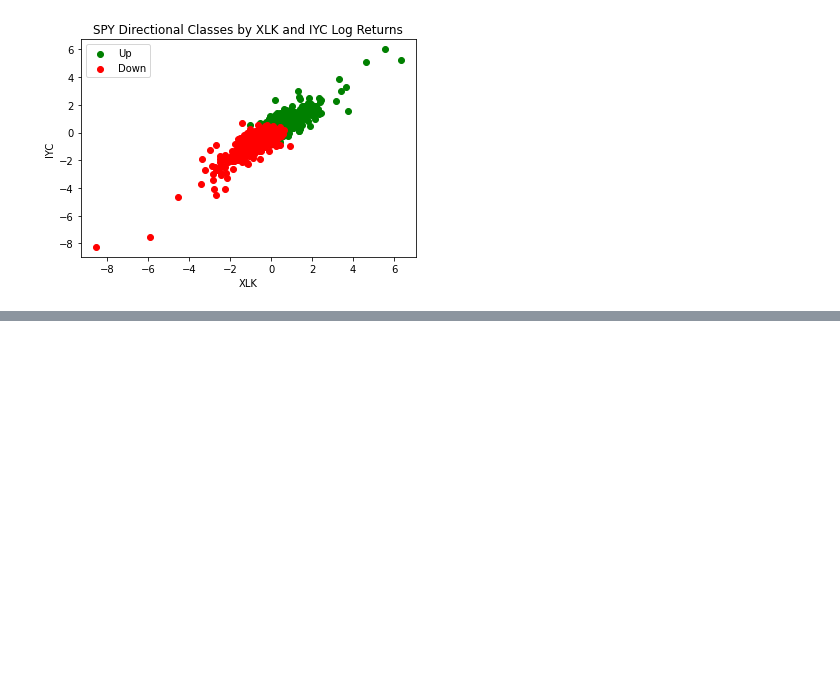
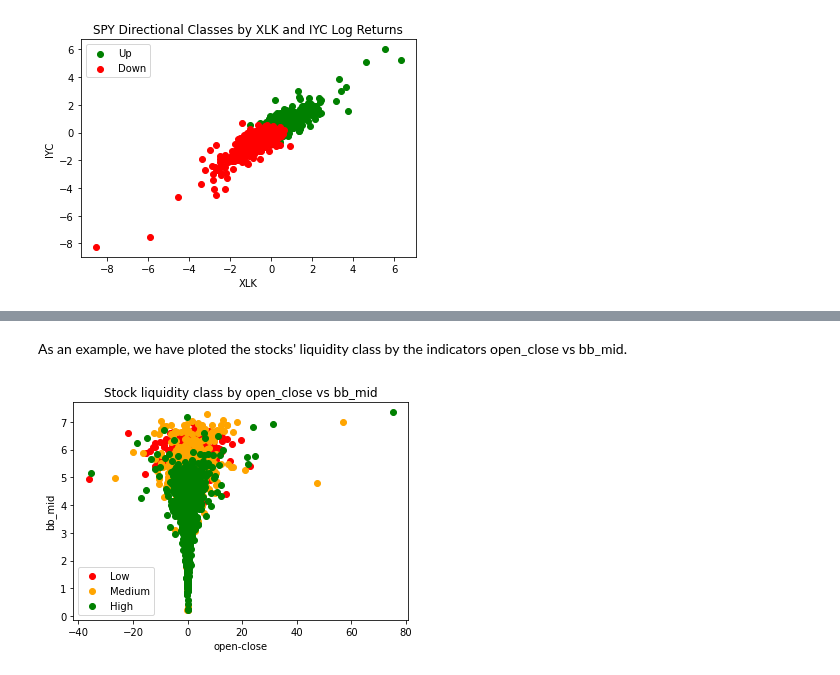
Before and after one commit to lykjohn/UChicago-Summer-Session-2022, a Jupyter notebook: Week4/Week 4 Lecture Source Code.ipynb, the cells around one changed output, grey strips where cells are left out. Cells and saved outputs as stored; diff of their text form; code cells hidden in the pictures; blank space fills up the shorter version.

```diff
--- a/Week4/Week 4 Lecture Source Code.ipynb
+++ b/Week4/Week 4 Lecture Source Code.ipynb
@@ -77,0 +126,3 @@ From the scatter plot, besides a fairly strong linear relationship, we can see t
+# %%
+DATA2 = pd.read_csv('trading_factors_data.csv')
+DATA2.info()
@@ -77,0 +147,28 @@ From the scatter plot, besides a fairly strong linear relationship, we can see t
+# %%
+# categorizing volumes into 3 liquidity classes
+multiInterval = [0, DATA2.volume.quantile(.25), DATA2.volume.quantile(.75), DATA2.volume.max()]
+multiLabels   = ['Low','Medium','High']
+DATA2['liquidity'] = pd.cut(DATA2.volume, bins = multiInterval, labels=multiLabels)
+# %% [markdown]
+As an example, we have ploted the stocks' liquidity class by the indicators open_close vs bb_mid.
+# %%
+plt.scatter(DATA2['open_close'][DATA2.liquidity == 'Low'],
+            DATA2['bb_mid'][DATA2.liquidity == 'Low'],
+           color='red',
+           label='Low')
+plt.scatter(DATA2['open_close'][DATA2.liquidity == 'Medium'],
+            DATA2['bb_mid'][DATA2.liquidity == 'Medium'],
+           color='orange',
+           label='Medium')
+plt.scatter(DATA2['open_close'][DATA2.liquidity == 'High'],
+            DATA2['bb_mid'][DATA2.liquidity == 'High'],
+           color='green',
+           label='High')
+
+plt.title('Stock liquidity class by open_close vs bb_mid')
+plt.xlabel('open-close')
+plt.ylabel('bb_mid')
+plt.legend()
+plt.show()
+# %% [output]
+[figure, added]
```
Also changed, not shown: parts of 13 cells of this notebook, 6 other files.
